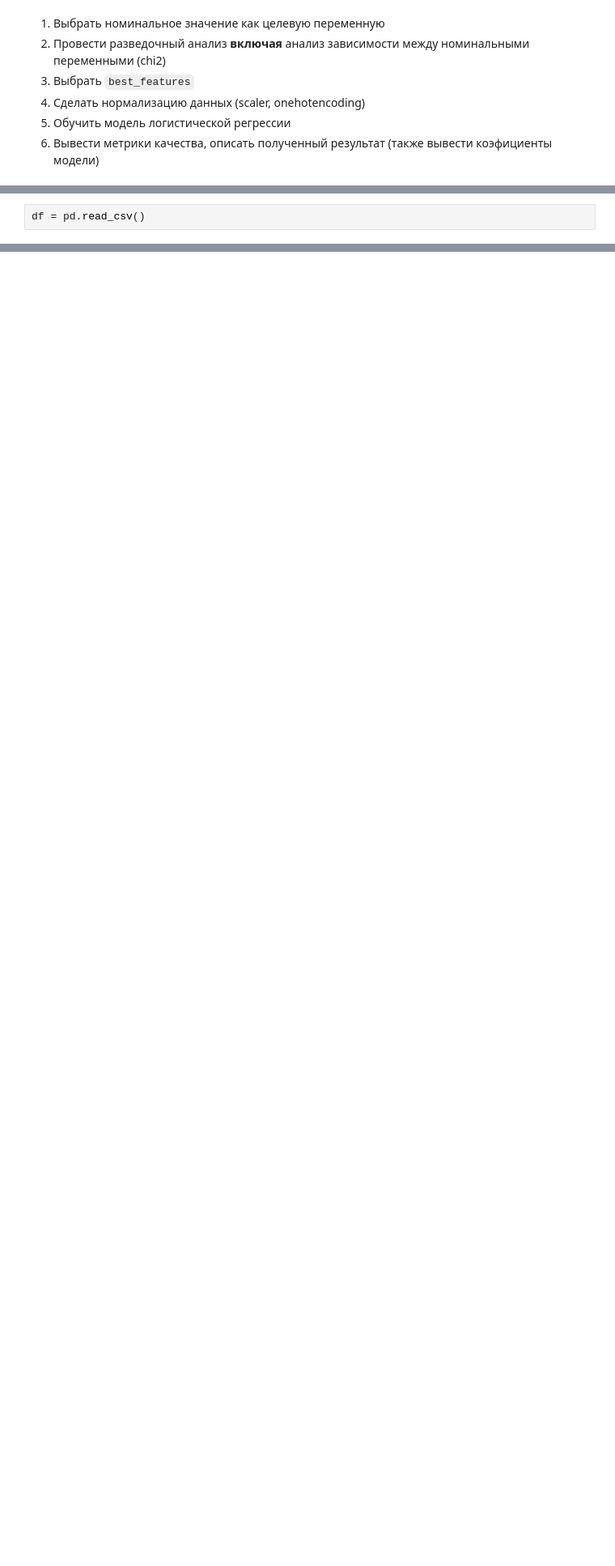
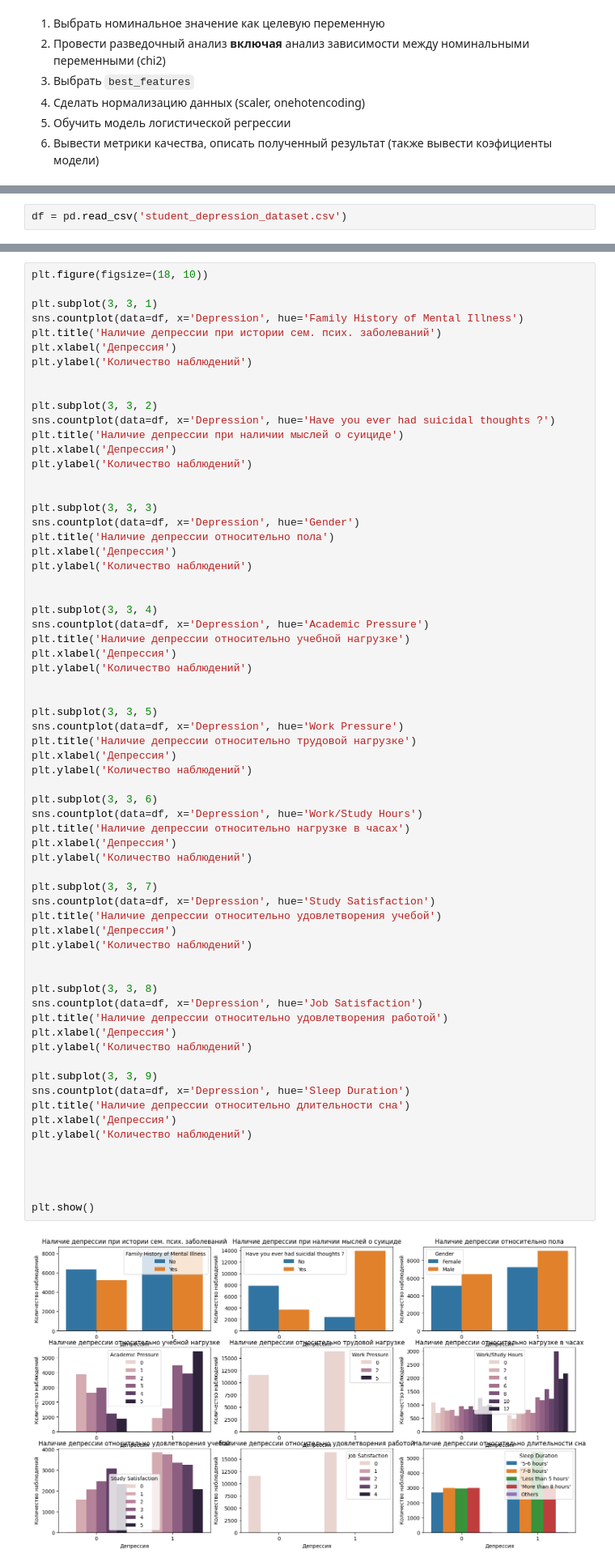
Before and after one commit to YLysov0017/Pproject, a Jupyter notebook: ML_2025/ML_Prac3.ipynb, the cells around one changed output, grey strips where cells are left out. Shown at 81% size. Cells and saved outputs as stored; diff of their text form; blank space fills up the shorter version.

```diff
--- a/ML_2025/ML_Prac3.ipynb
+++ b/ML_2025/ML_Prac3.ipynb
@@ -16,3 +16,3 @@ import pandas as pd
 # %%
-df = pd.read_csv()
+df = pd.read_csv('student_depression_dataset.csv')
 # %% [markdown]
@@ -21,0 +65,68 @@ df = pd.read_csv()
+# %%
+plt.figure(figsize=(18, 10))
+
+plt.subplot(3, 3, 1)
+sns.countplot(data=df, x='Depression', hue='Family History of Mental Illness')
+plt.title('Наличие депрессии при истории сем. псих. заболеваний')
+plt.xlabel('Депрессия')
+plt.ylabel('Количество наблюдений')
+
+
+plt.subplot(3, 3, 2)
+sns.countplot(data=df, x='Depression', hue='Have you ever had suicidal thoughts ?')
+plt.title('Наличие депрессии при наличии мыслей о суициде')
+plt.xlabel('Депрессия')
+plt.ylabel('Количество наблюдений')
+
+
+plt.subplot(3, 3, 3)
+sns.countplot(data=df, x='Depression', hue='Gender')
+plt.title('Наличие депрессии относительно пола')
+plt.xlabel('Депрессия')
+plt.ylabel('Количество наблюдений')
+
+
+plt.subplot(3, 3, 4)
+sns.countplot(data=df, x='Depression', hue='Academic Pressure')
+plt.title('Наличие депрессии относительно учебной нагрузке')
+plt.xlabel('Депрессия')
+plt.ylabel('Количество наблюдений')
+
+
+plt.subplot(3, 3, 5)
+sns.countplot(data=df, x='Depression', hue='Work Pressure')
+plt.title('Наличие депрессии относительно трудовой нагрузке')
+plt.xlabel('Депрессия')
+plt.ylabel('Количество наблюдений')
+
+plt.subplot(3, 3, 6)
+sns.countplot(data=df, x='Depression', hue='Work/Study Hours')
+plt.title('Наличие депрессии относительно нагрузке в часах')
+plt.xlabel('Депрессия')
+plt.ylabel('Количество наблюдений')
+
+plt.subplot(3, 3, 7)
+sns.countplot(data=df, x='Depression', hue='Study Satisfaction')
+plt.title('Наличие депрессии относительно удовлетворения учебой')
+plt.xlabel('Депрессия')
+plt.ylabel('Количество наблюдений')
+
+
+plt.subplot(3, 3, 8)
+sns.countplot(data=df, x='Depression', hue='Job Satisfaction')
+plt.title('Наличие депрессии относительно удовлетворения работой')
+plt.xlabel('Депрессия')
+plt.ylabel('Количество наблюдений')
+
+plt.subplot(3, 3, 9)
+sns.countplot(data=df, x='Depression', hue='Sleep Duration')
+plt.title('Наличие депрессии относительно длительности сна')
+plt.xlabel('Депрессия')
+plt.ylabel('Количество наблюдений')
+
+
+
+
+plt.show()
+# %% [output]
+[figure, added]
```
Also changed, not shown: parts of 45 cells of this notebook, 1 other file.
